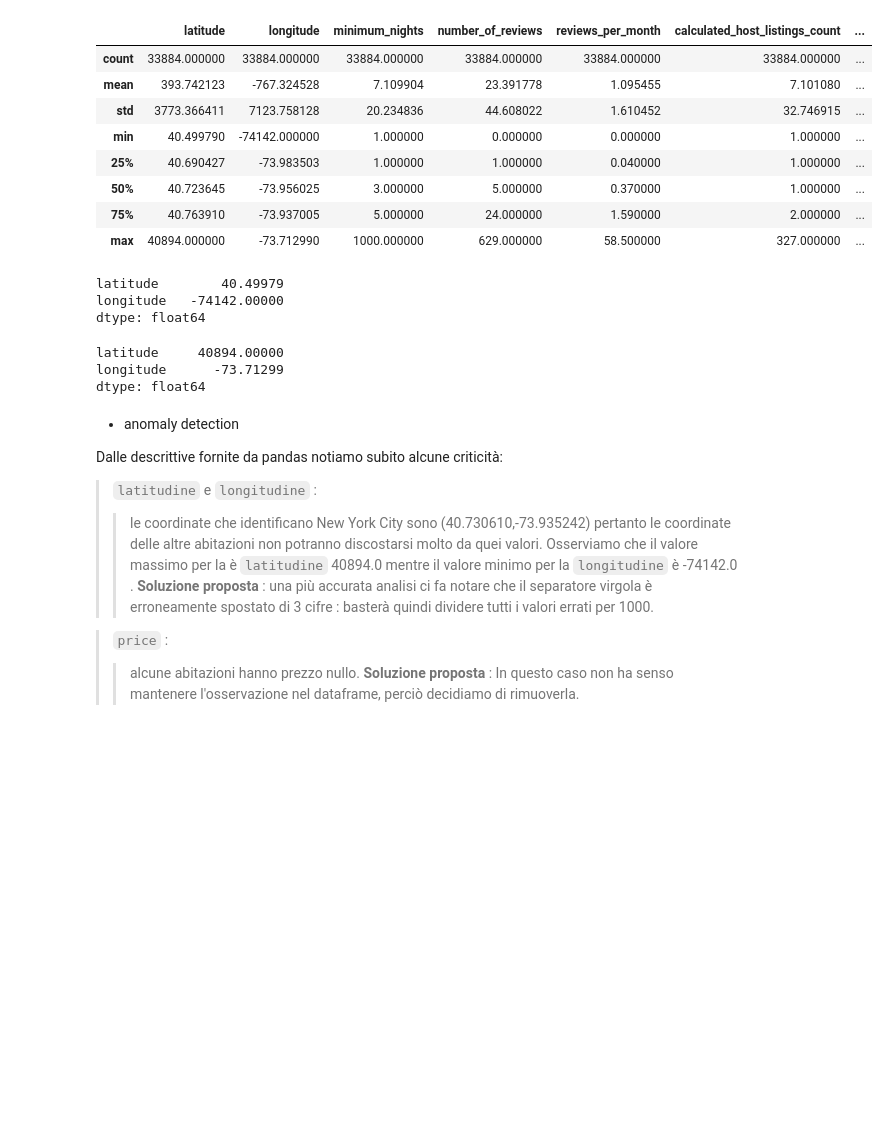
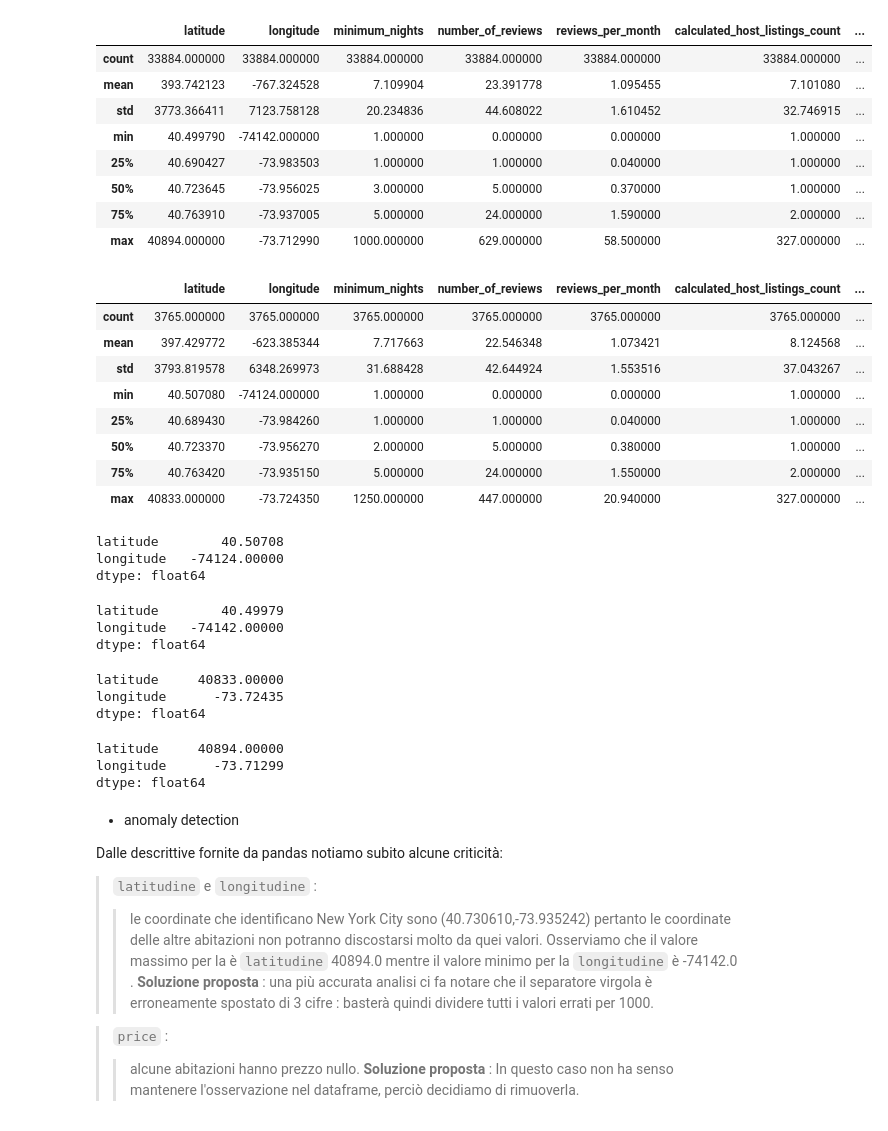
Before and after one commit to LorenzoMauri/Advanced-Machine-Learning, a Jupyter notebook: ASSIGNMENT1.ipynb, the cells around one changed output. Saved outputs shown, nothing was run; the diff lists cells and outputs as text; code cells hidden in the pictures; blank space fills up the shorter version.

```diff
--- a/ASSIGNMENT1.ipynb
+++ b/ASSIGNMENT1.ipynb
@@ -135,18 +165,38 @@ training_set.describe()
 | 50% | 40.723645 | -73.956025 | 3.000000 | 5.000000 | 0.370000 | 1.000000 | ... |
 | 75% | 40.763910 | -73.937005 | 5.000000 | 24.000000 | 1.590000 | 2.000000 | ... |
 | max | 40894.000000 | -73.712990 | 1000.000000 | 629.000000 | 58.500000 | 327.000000 | ... |
+# %%
+test_set.describe()
+# %% [output]
+|  | latitude | longitude | minimum_nights | number_of_reviews | reviews_per_month | calculated_host_listings_count | ... |
+| count | 3765.000000 | 3765.000000 | 3765.000000 | 3765.000000 | 3765.000000 | 3765.000000 | ... |
+| mean | 397.429772 | -623.385344 | 7.717663 | 22.546348 | 1.073421 | 8.124568 | ... |
+| std | 3793.819578 | 6348.269973 | 31.688428 | 42.644924 | 1.553516 | 37.043267 | ... |
+| min | 40.507080 | -74124.000000 | 1.000000 | 0.000000 | 0.000000 | 1.000000 | ... |
+| 25% | 40.689430 | -73.984260 | 1.000000 | 1.000000 | 0.040000 | 1.000000 | ... |
+| 50% | 40.723370 | -73.956270 | 2.000000 | 5.000000 | 0.380000 | 1.000000 | ... |
+| 75% | 40.763420 | -73.935150 | 5.000000 | 24.000000 | 1.550000 | 2.000000 | ... |
+| max | 40833.000000 | -73.724350 | 1250.000000 | 447.000000 | 20.940000 | 327.000000 | ... |
 # %%
+print(test_set[['latitude','longitude']].min())
 training_set[['latitude','longitude']].min()
 # %% [output]
-latitude        40.49979
-longitude   -74142.00000
+latitude        40.50708
+longitude   -74124.00000
 dtype: float64
+latitude        40.49979
+longitude   -74142.00000
+dtype: float64
 # %%
+print(test_set[['latitude','longitude']].max())
 training_set[['latitude','longitude']].max()
 # %% [output]
-latitude     40894.00000
-longitude      -73.71299
+latitude     40833.00000
+longitude      -73.72435
 dtype: float64
+latitude     40894.00000
+longitude      -73.71299
+dtype: float64
 # %% [markdown]
 * anomaly detection
 
```
Also changed, not shown: parts of 45 cells of this notebook.
